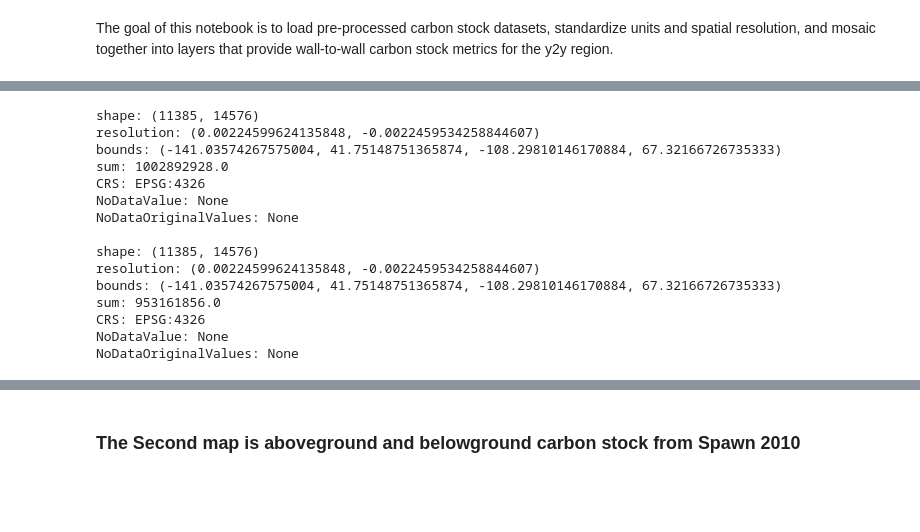
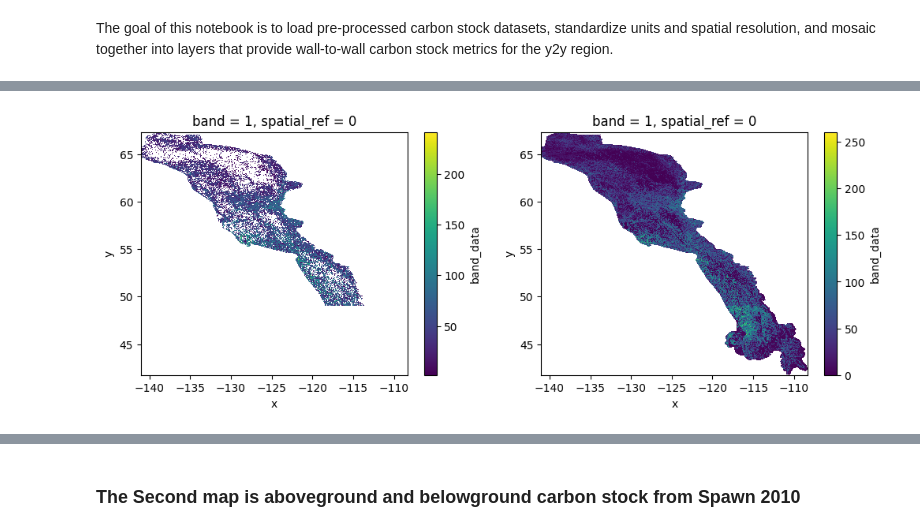
Before and after one commit to bermane/y2y-carbon, a Jupyter notebook: mosaic_carbon_stocks.ipynb, the cells around one changed output, grey strips where cells are left out. Drawn from its saved outputs; the diff is of its cells as text; code cells hidden in the pictures; blank space fills up the shorter version.

```diff
--- a/mosaic_carbon_stocks.ipynb
+++ b/mosaic_carbon_stocks.ipynb
@@ -115,0 +117,8 @@ NoDataOriginalValues: -999.0
+# %%
+# convert sothe to t/ha
+carbon_sothe_reproj_t_ha = carbon_sothe_reproj * 10
+print_raster(carbon_sothe_reproj_t_ha)
+
+# convert spawn to t/ha
+carbon_spawn_t_ha = carbon_spawn * 0.1
+print_raster(carbon_spawn_t_ha)
@@ -115,0 +141,4 @@ NoDataOriginalValues: -999.0
+# %%
+# combine datasets, defaulting to Sothe values
+carbon_t_ha = carbon_sothe_reproj_t_ha.combine_first(carbon_spawn_t_ha)
+print_raster(carbon_t_ha)
@@ -116,6 +153,8 @@ NoDataOriginalValues: -999.0
 # %%
-# # plot the two
-# fig, axes = plt.subplots(ncols=2, figsize=(12,4))
-# sothe_forest_c.plot(ax=axes[0])
-# cms_forest_c_reproj.plot(ax=axes[1])
-# plt.draw()
+# plot the two
+fig, axes = plt.subplots(ncols=2, figsize=(12,4))
+carbon_sothe_reproj_t_ha.plot(ax=axes[0])
+carbon_t_ha.plot(ax=axes[1])
+plt.draw()
+# %% [output]
+[figure, added]
@@ -128,26 +160,0 @@ cms_forest_c_reproj = cms_forest_c_reproj.assign_coords({
-# %%
-# convert sothe data to t/ha
-sothe_forest_c_t_ha = sothe_forest_c * 10
-
-print_raster(sothe_forest_c_t_ha)
-
-# multiply cms data by scaling factor
-cms_forest_c_reproj_t_ha = cms_forest_c_reproj * 0.1
-
-print_raster(cms_forest_c_reproj_t_ha)
-# %% [output]
-shape: (11385, 14576)
-resolution: (0.00224599624135848, -0.0022459534258844607)
-bounds: (-141.03574267575004, 41.75148751365874, -108.29810146170884, 67.32166726735333)
-sum: 1002892928.0
-CRS: EPSG:4326
-NoDataValue: None
-NoDataOriginalValues: None
-
-shape: (11385, 14576)
-resolution: (0.00224599624135848, -0.0022459534258844607)
-bounds: (-141.03574267575004, 41.75148751365874, -108.29810146170884, 67.32166726735333)
-sum: 953161856.0
-CRS: EPSG:4326
-NoDataValue: None
-NoDataOriginalValues: None
```
Also changed, not shown: parts of 26 cells of this notebook, 1 other file.
